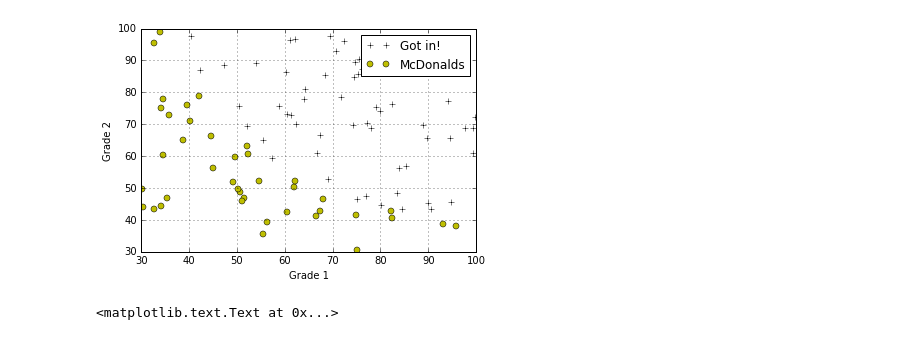
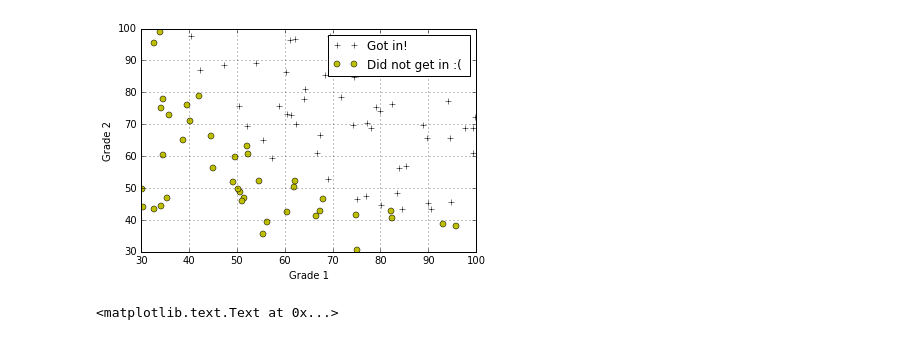
Before and after one commit to ahack379/MachineLearning_Coursera, a Jupyter notebook: machine-learning-ex2/ex2/hmwk2.ipynb, the cells around one changed output. Cells and saved outputs as stored; diff of their text form; code cells hidden in the pictures.

```diff
--- a/machine-learning-ex2/ex2/hmwk2.ipynb
+++ b/machine-learning-ex2/ex2/hmwk2.ipynb
@@ -1,34 +1,34 @@
 # %%
 %matplotlib inline
 import numpy as np
 import matplotlib.pyplot as plt
 import pandas as pd
 
 #Loadtxt adds things in format of text file in columns and rows
 #can transpose with unpack=True
 cols = np.loadtxt('ex2data1.txt',delimiter=',')
 cols = np.transpose(np.array(cols))
 
 x = np.transpose(np.array(cols[:-1]))
 y = np.transpose(np.array(cols[-1:]))
 
 yes = np.array([x[i] for i in xrange(len(x)) if y[i] == 1])
 no = np.array([x[i] for i in xrange(len(x)) if y[i] == 0])
 
 def plotData():
     plt.plot(yes[:,0],yes[:,1],'k+',label='Got in!')
-    plt.plot(no[:,0],no[:,1],'yo',label='McDonalds')
+    plt.plot(no[:,0],no[:,1],'yo',label='Did not get in :( ')
     plt.xlabel('Grade 1')
     plt.ylabel('Grade 2')
     plt.legend()
     plt.grid(True)
 
 plotData()
 
 #This is for next part, so I can rerun each cell below without messing up
 x = np.insert(x,0,1,axis=1)
 # %% [output]
-[figure, old version]
+[figure, new version]
 # %%
 # Test sigmoid
 import math
```
Also changed, not shown: parts of 3 cells of this notebook.
